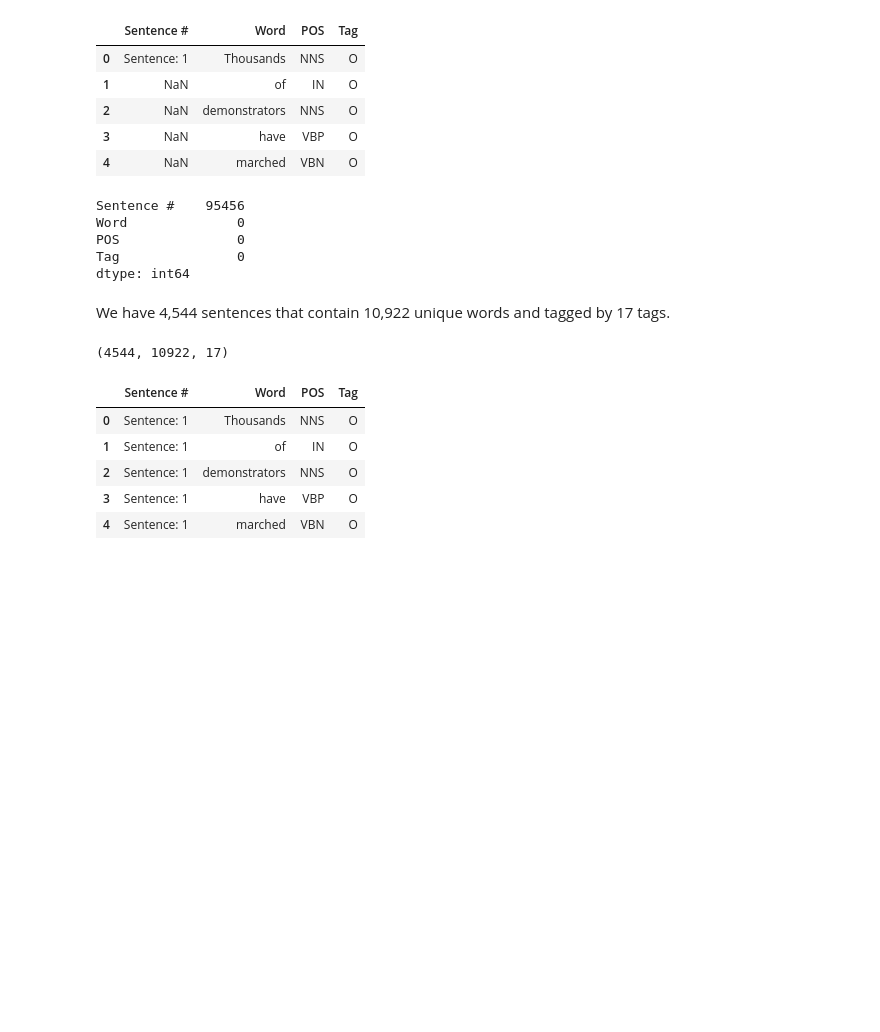
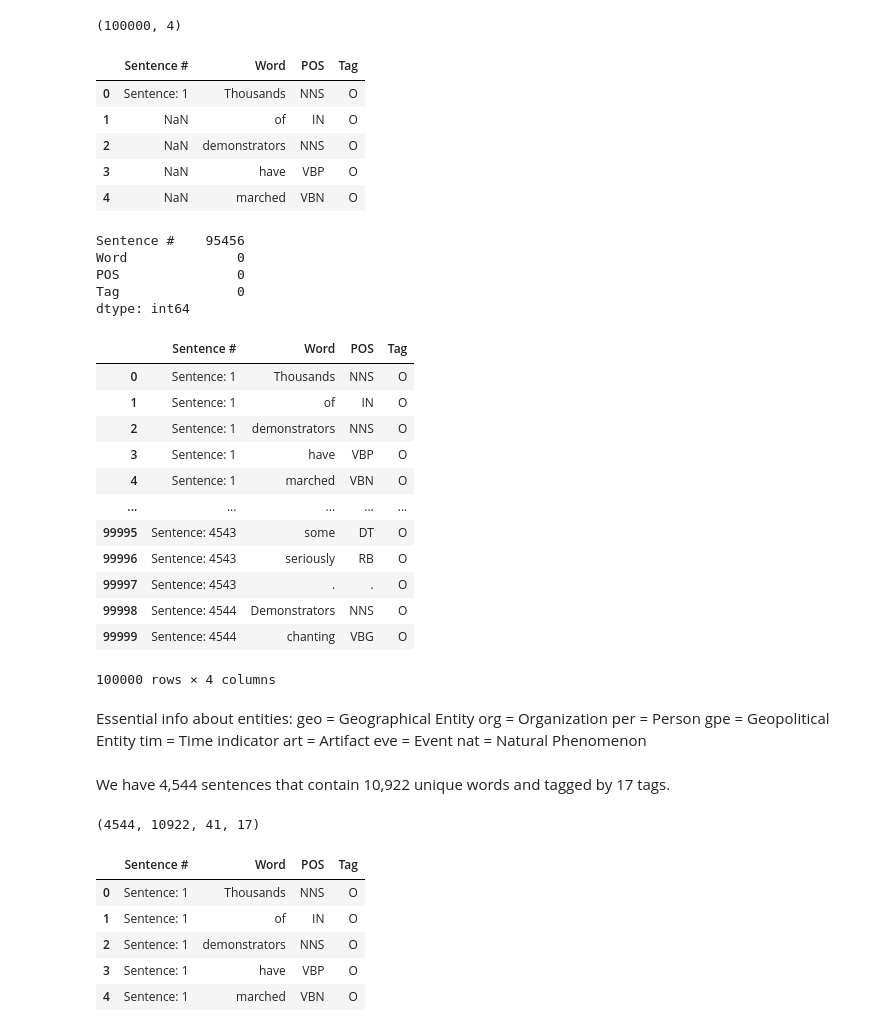
Before and after one commit to duybluemind1988/NLP-with-Python, a Jupyter notebook: NER_sklearn.ipynb, the cells around one changed output. Cells and saved outputs as stored; diff of their text form; code cells hidden in the pictures; blank space fills up the shorter version.

```diff
--- a/NER_sklearn.ipynb
+++ b/NER_sklearn.ipynb
@@ -10,10 +10,13 @@ from sklearn.linear_model import PassiveAggressiveClassifier
 from sklearn.naive_bayes import MultinomialNB
 from sklearn.metrics import classification_report
 # %%
-df = pd.read_csv('ner_dataset.csv', encoding = "ISO-8859-1")
+path='https://github.com/duybluemind1988/NLP-with-Python/blob/master/data/ner_dataset.csv?raw=true'
+df=pd.read_csv(path,encoding = "ISO-8859-1")
 df = df[:100000]
+print(df.shape)
 df.head()
 # %% [output]
+(100000, 4)
 |  | Sentence # | Word | POS | Tag |
 | 0 | Sentence: 1 | Thousands | NNS | O |
 | 1 | NaN | of | IN | O |
@@ -30,12 +33,37 @@ Tag               0
 dtype: int64
 # %%
 df = df.fillna(method='ffill')
+df
+# %% [output]
+|  | Sentence # | Word | POS | Tag |
+| 0 | Sentence: 1 | Thousands | NNS | O |
+| 1 | Sentence: 1 | of | IN | O |
+| 2 | Sentence: 1 | demonstrators | NNS | O |
+| 3 | Sentence: 1 | have | VBP | O |
+| 4 | Sentence: 1 | marched | VBN | O |
+| ... | ... | ... | ... | ... |
+| 99995 | Sentence: 4543 | some | DT | O |
+| 99996 | Sentence: 4543 | seriously | RB | O |
+| 99997 | Sentence: 4543 | . | . | O |
+| 99998 | Sentence: 4544 | Demonstrators | NNS | O |
+| 99999 | Sentence: 4544 | chanting | VBG | O |
+100000 rows × 4 columns
+# %% [markdown]
+Essential info about entities:
+geo = Geographical Entity
+org = Organization
+per = Person
+gpe = Geopolitical Entity
+tim = Time indicator
+art = Artifact
+eve = Event
+nat = Natural Phenomenon
 # %% [markdown]
 We have 4,544 sentences that contain 10,922 unique words and tagged by 17 tags.
 # %%
-df['Sentence #'].nunique(), df.Word.nunique(), df.Tag.nunique()
+df['Sentence #'].nunique(), df.Word.nunique(), df.POS.nunique(), df.Tag.nunique()
 # %% [output]
-(4544, 10922, 17)
+(4544, 10922, 41, 17)
 # %%
 df.head()
 # %% [output]
```
